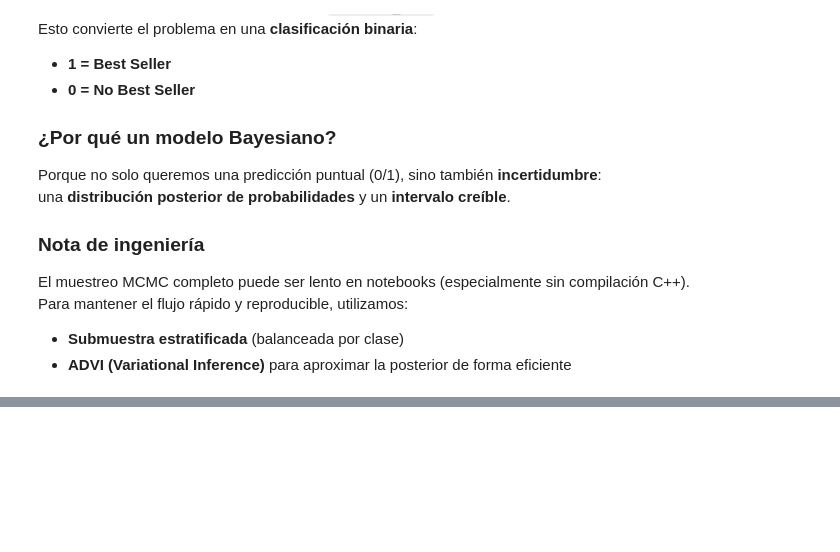
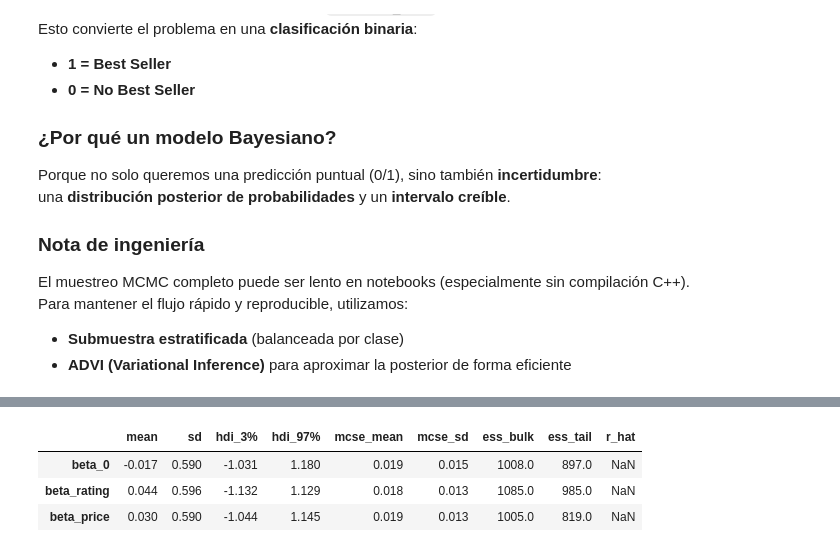
Before and after one commit to Bootcamp-IA-P6/5_Regresion_bayesiana, a Jupyter notebook: Modelo-2/Modelo2-Logistica-Bayesiana.ipynb, the cells around one changed output, grey strips where cells are left out. Saved outputs shown, nothing was run; the diff lists cells and outputs as text; code cells hidden in the pictures; blank space fills up the shorter version.

```diff
--- a/Modelo-2/Modelo2-Logistica-Bayesiana.ipynb
+++ b/Modelo-2/Modelo2-Logistica-Bayesiana.ipynb
@@ -74,0 +216,30 @@ FileNotFoundError: El sistema no puede encontrar la ruta especificada. (os error
+# %%
+import pymc as pm
+import arviz as az
+
+# ============================================================
+# 5) REGRESIÓN LOGÍSTICA BAYESIANA (ADVI rápido)
+# ============================================================
+# logit(p) = beta_0 + beta_rating * rating + beta_price * discounted_price
+# p = sigmoid(logit)
+# y ~ Bernoulli(p)
+with pm.Model() as model:
+    # Priors: centrados en 0, sigma moderada porque X está estandarizado
+    beta_0 = pm.Normal("beta_0", 0, 2)
+    beta_rating = pm.Normal("beta_rating", 0, 2)
+    beta_price = pm.Normal("beta_price", 0, 2)
+
+    # Predictor lineal (log-odds)
+    logit_p = beta_0 + beta_rating * X_train_s[:, 0] + beta_price * X_train_s[:, 1]
+
+    # Transformación a probabilidad (0 a 1)
+    p = pm.Deterministic("p", pm.math.sigmoid(logit_p))
+
+    # Likelihood: datos binarios
+    y_obs = pm.Bernoulli("y_obs", p=p, observed=y_train)
+
+    # ADVI: aproximación rápida de la posterior (ideal para notebooks)
+    approx = pm.fit(n=ADVI_ITERS, method="advi", random_seed=RANDOM_SEED)
+
+    # Tomamos muestras de la posterior aproximada
+    trace = approx.sample(TRACE_SAMPLES, random_seed=RANDOM_SEED)
@@ -74,0 +269,3 @@ FileNotFoundError: El sistema no puede encontrar la ruta especificada. (os error
+# %%
+az.summary(trace, var_names=["beta_0", "beta_rating", "beta_price"])
+# %% [output]
@@ -74,0 +273,4 @@ FileNotFoundError: El sistema no puede encontrar la ruta especificada. (os error
+|  | mean | sd | hdi_3% | hdi_97% | mcse_mean | mcse_sd | ess_bulk | ess_tail | r_hat |
+| beta_0 | -0.017 | 0.590 | -1.031 | 1.180 | 0.019 | 0.015 | 1008.0 | 897.0 | NaN |
+| beta_rating | 0.044 | 0.596 | -1.132 | 1.129 | 0.018 | 0.013 | 1085.0 | 985.0 | NaN |
+| beta_price | 0.030 | 0.590 | -1.044 | 1.145 | 0.019 | 0.013 | 1005.0 | 819.0 | NaN |
```
Also changed, not shown: parts of 16 cells of this notebook, 1 other file.
